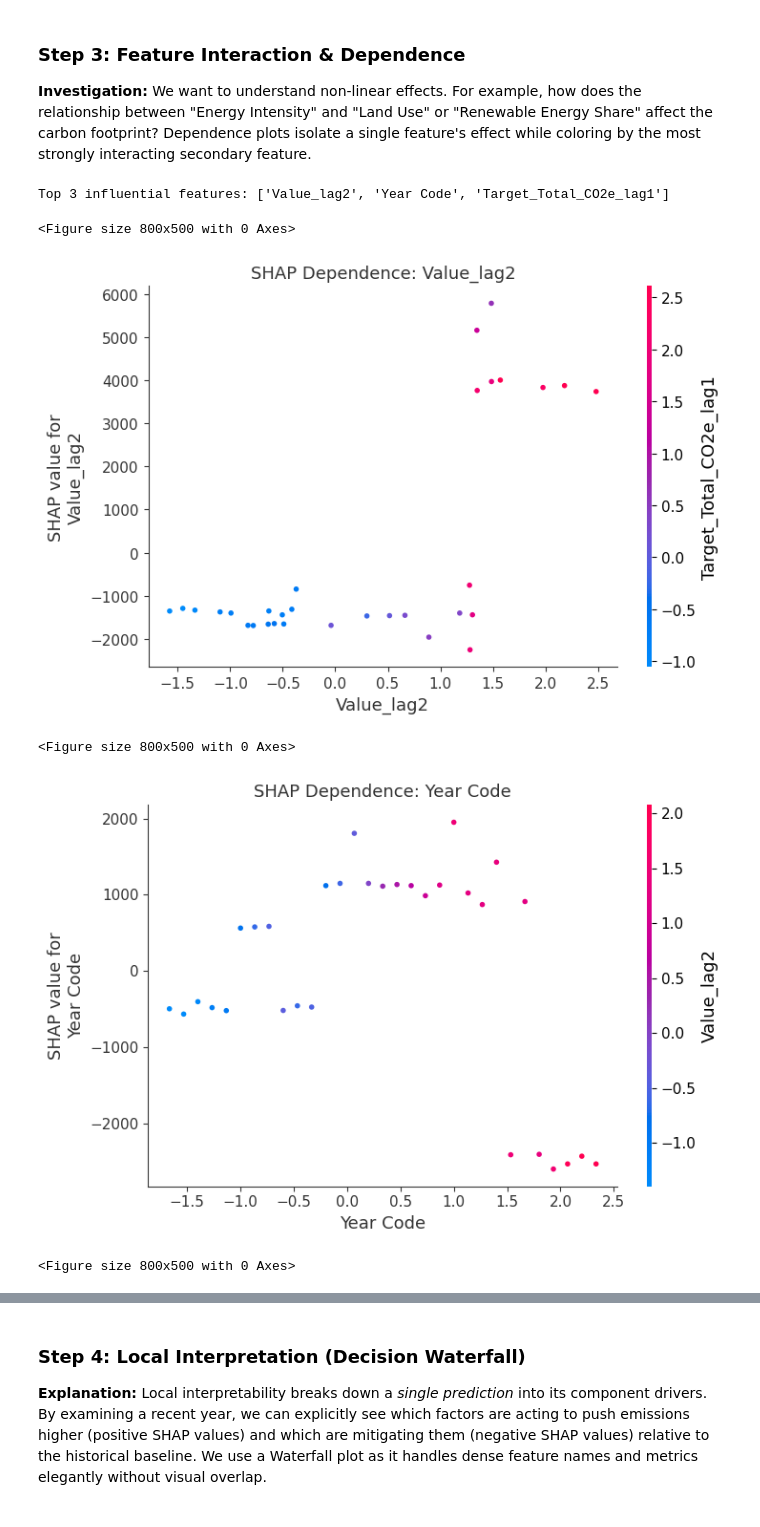
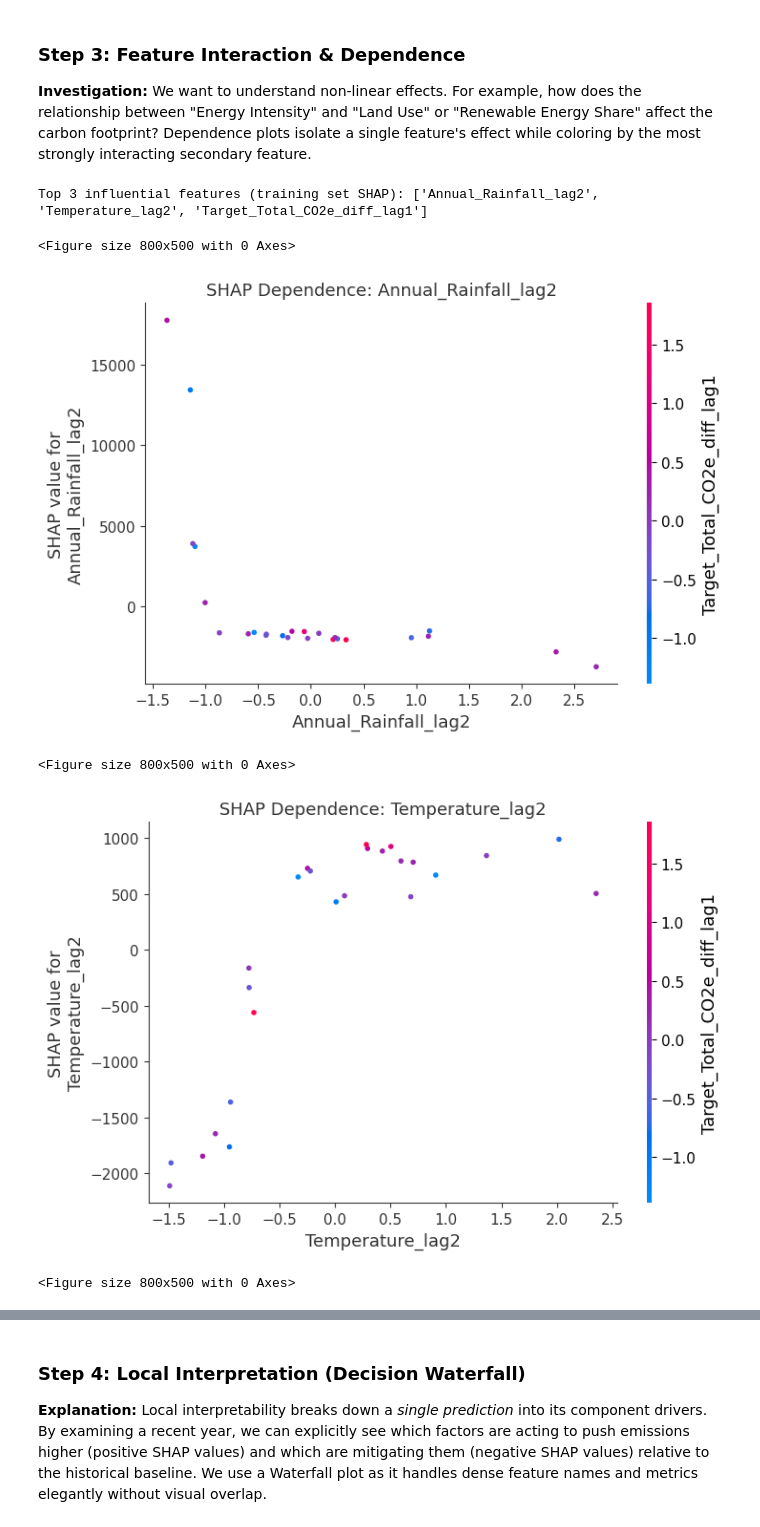
Before and after one commit to prakash-ukhalkar/India-Agri-Carbon-Prediction, a Jupyter notebook: notebooks/04_Interpretability_and_Policy_Insights.ipynb, the cells around one changed output, grey strips where cells are left out. Cells and saved outputs as stored; diff of their text form; code cells hidden in the pictures.

```diff
--- a/notebooks/04_Interpretability_and_Policy_Insights.ipynb
+++ b/notebooks/04_Interpretability_and_Policy_Insights.ipynb
@@ -68,18 +133,19 @@ Model and Scaler successfully loaded.
 ### Step 2: Global Interpretability (SHAP Summary)
 **Concept:** The SHAP Summary Plot explicitly ranks features by their relative importance (total magnitude of impact on the model's output) and visualizes the directionality of that impact (e.g., does a high value of synthetic fertilizer *increase* or *decrease* the predicted $CO_2e$?).
 # %%
+# FIX #7: SHAP computed on TRAINING SET ONLY
 # Initialize agnostic SHAP Explainer using the model's predict function
 # This bypasses a known bug between SHAP's XGBoost parser and XGBoost 2.x's string base_score arrays
-explainer = shap.Explainer(champion_model.predict, X_scaled)
+explainer = shap.Explainer(champion_model.predict, X_train_scaled)
 
-# Calculate SHAP values for the entire dataset
-shap_obj = explainer(X_scaled)
-shap_values = shap_obj.values # Extract the raw numpy array for traditional plots
+# Calculate SHAP values for TRAINING observations only
+shap_obj = explainer(X_train_scaled)
+shap_values = shap_obj.values  # Raw numpy array for traditional plots
 
 # Generate SHAP Summary Plot
 plt.figure(figsize=(10, 8))
-plt.title("SHAP Summary: Global Feature Importance & Directionality", fontsize=14)
-shap.summary_plot(shap_values, X_scaled, show=False)
+plt.title("SHAP Summary: Global Feature Importance & Directionality\n(Training Set Only, n={})".format(len(X_train_scaled)), fontsize=14)
+shap.summary_plot(shap_values, X_train_scaled, show=False)
 plt.tight_layout()
 plt.savefig(os.path.join(RESULTS_DIR, 'shap_summary_plot.png'), dpi=300)
 plt.show()
@@ -89,33 +155,32 @@ plt.show()
 ### Step 3: Feature Interaction & Dependence
 **Investigation:** We want to understand non-linear effects. For example, how does the relationship between "Energy Intensity" and "Land Use" or "Renewable Energy Share" affect the carbon footprint? Dependence plots isolate a single feature's effect while coloring by the most strongly interacting secondary feature.
 # %%
-# Identify Top 3 features by absolute mean SHAP value
+# Identify Top 3 features by absolute mean SHAP value (training set)
 mean_abs_shap = np.abs(shap_values).mean(axis=0)
 top_feature_indices = np.argsort(mean_abs_shap)[::-1][:3]
-top_features = X_scaled.columns[top_feature_indices]
+top_features = X_train_scaled.columns[top_feature_indices]
 
-print(f"Top 3 influential features: {list(top_features)}")
+print(f"Top 3 influential features (training set SHAP): {list(top_features)}")
 
-# Plot Dependence for the top 3 features
+# Plot Dependence for the top 3 features (training set)
 for feature in top_features:
     plt.figure(figsize=(8, 5))
     shap.dependence_plot(
         feature,
         shap_values,
-        X_scaled,
+        X_train_scaled,
         interaction_index="auto",
         show=False,
         title=f"SHAP Dependence: {feature}"
     )
     plt.tight_layout()
-    # Replace slashes in feature names for safe file saving
     safe_name = feature.replace('/', '_').replace('\\', '_')
     plt.savefig(os.path.join(RESULTS_DIR, f'shap_dependence_{safe_name}.png'), dpi=300)
     plt.show()
 # %% [output]
-Top 3 influential features: ['Value_lag2', 'Year Code', 'Target_Total_CO2e_lag1']
+Top 3 influential features (training set SHAP): ['Annual_Rainfall_lag2', 'Temperature_lag2', 'Target_Total_CO2e_diff_lag1']
 <Figure size 800x500 with 0 Axes>
-[figure, old version]
+[figure, new version]
 <Figure size 800x500 with 0 Axes>
-[figure, old version]
+[figure, new version]
 <Figure size 800x500 with 0 Axes>
```
Also changed, not shown: parts of 10 cells of this notebook.
